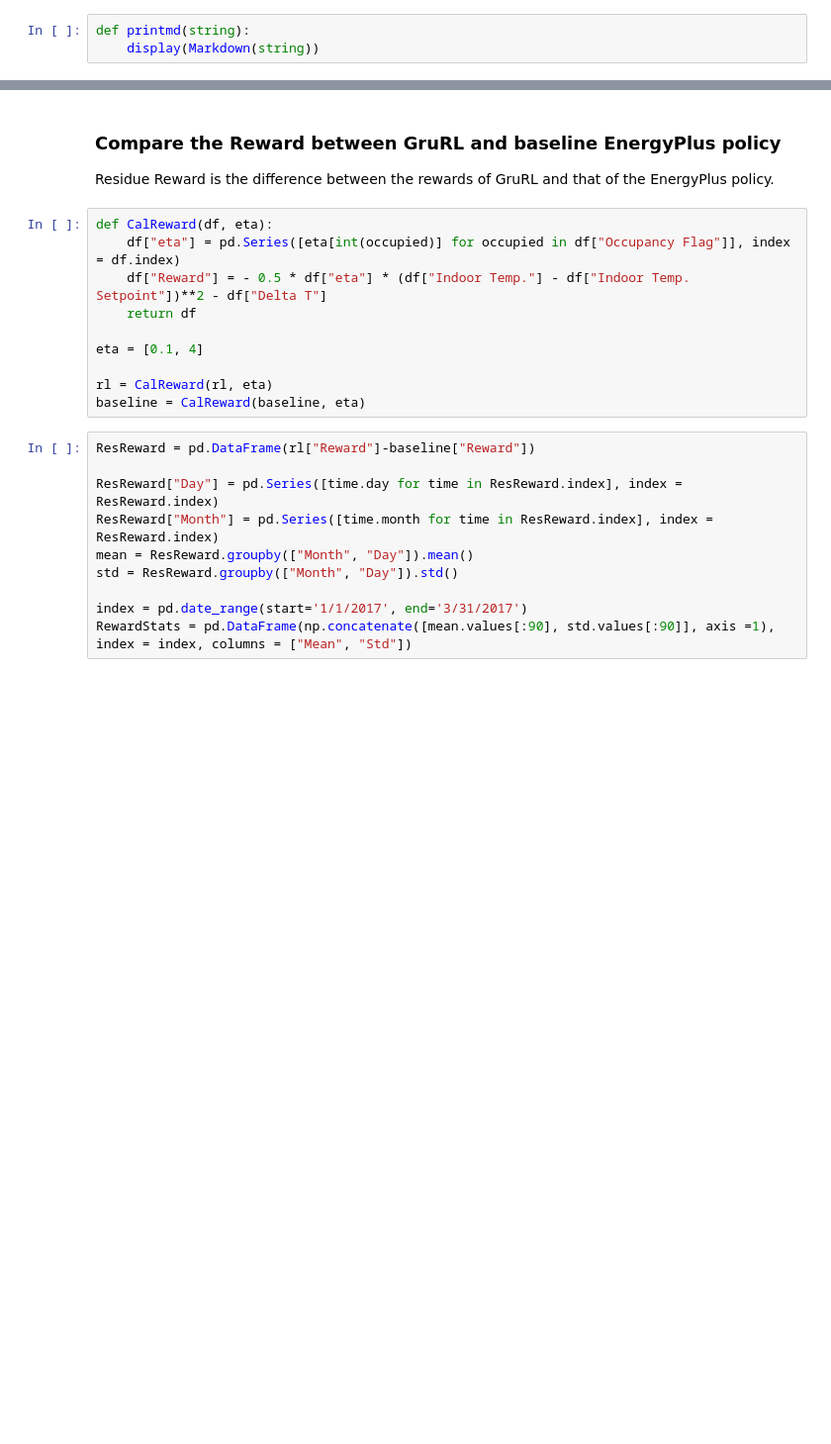
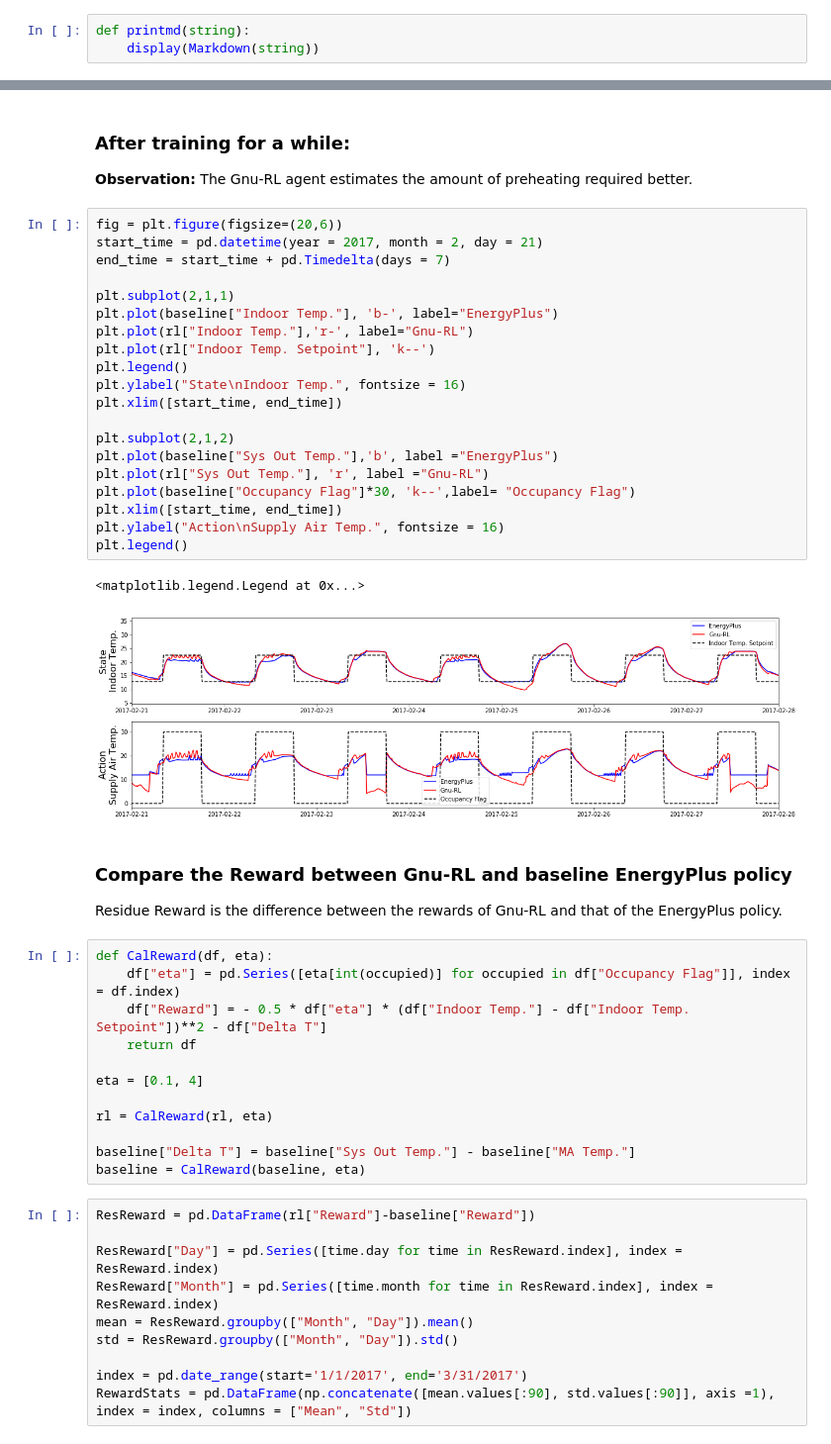
Before and after one commit to bingqingchen/Gnu-RL, a Jupyter notebook: agent/Demo.ipynb, the cells around one changed output, grey strips where cells are left out. Shown: that part at 99% size. Cells and saved outputs as stored; diff of their text form; blank space fills up the shorter version.

```diff
--- a/agent/Demo.ipynb
+++ b/agent/Demo.ipynb
@@ -204,6 +187,32 @@ plt.legend()
+# %% [markdown]
+### After training for a while:
+**Observation:** The Gnu-RL agent estimates the amount of preheating required better.
+# %%
+fig = plt.figure(figsize=(20,6))
+start_time = pd.datetime(year = 2017, month = 2, day = 21)
+end_time = start_time + pd.Timedelta(days = 7)
+
+plt.subplot(2,1,1)
+plt.plot(baseline["Indoor Temp."], 'b-', label="EnergyPlus")
+plt.plot(rl["Indoor Temp."],'r-', label="Gnu-RL")
+plt.plot(rl["Indoor Temp. Setpoint"], 'k--')
+plt.legend()
+plt.ylabel("State\nIndoor Temp.", fontsize = 16)
+plt.xlim([start_time, end_time])
+
+plt.subplot(2,1,2)
+plt.plot(baseline["Sys Out Temp."],'b', label ="EnergyPlus")
+plt.plot(rl["Sys Out Temp."], 'r', label ="Gnu-RL")
+plt.plot(baseline["Occupancy Flag"]*30, 'k--',label= "Occupancy Flag")
+plt.xlim([start_time, end_time])
+plt.ylabel("Action\nSupply Air Temp.", fontsize = 16)
+plt.legend()
+# %% [output]
+<matplotlib.legend.Legend at 0x...>
+[figure, added]
 # %% [markdown]
-### Compare the Reward between GruRL and baseline EnergyPlus policy
-Residue Reward is the difference between the rewards of GruRL and that of the EnergyPlus policy.
+### Compare the Reward between Gnu-RL and baseline EnergyPlus policy
+Residue Reward is the difference between the rewards of Gnu-RL and that of the EnergyPlus policy.
 # %%
 def CalReward(df, eta):
     df["eta"] = pd.Series([eta[int(occupied)] for occupied in df["Occupancy Flag"]], index = df.index)
@@ -213,6 +222,8 @@ def CalReward(df, eta):
 eta = [0.1, 4]
 
 rl = CalReward(rl, eta)
+
+baseline["Delta T"] = baseline["Sys Out Temp."] - baseline["MA Temp."]
 baseline = CalReward(baseline, eta)
 # %%
 ResReward = pd.DataFrame(rl["Reward"]-baseline["Reward"])
```
Also changed, not shown: parts of 13 cells of this notebook.
